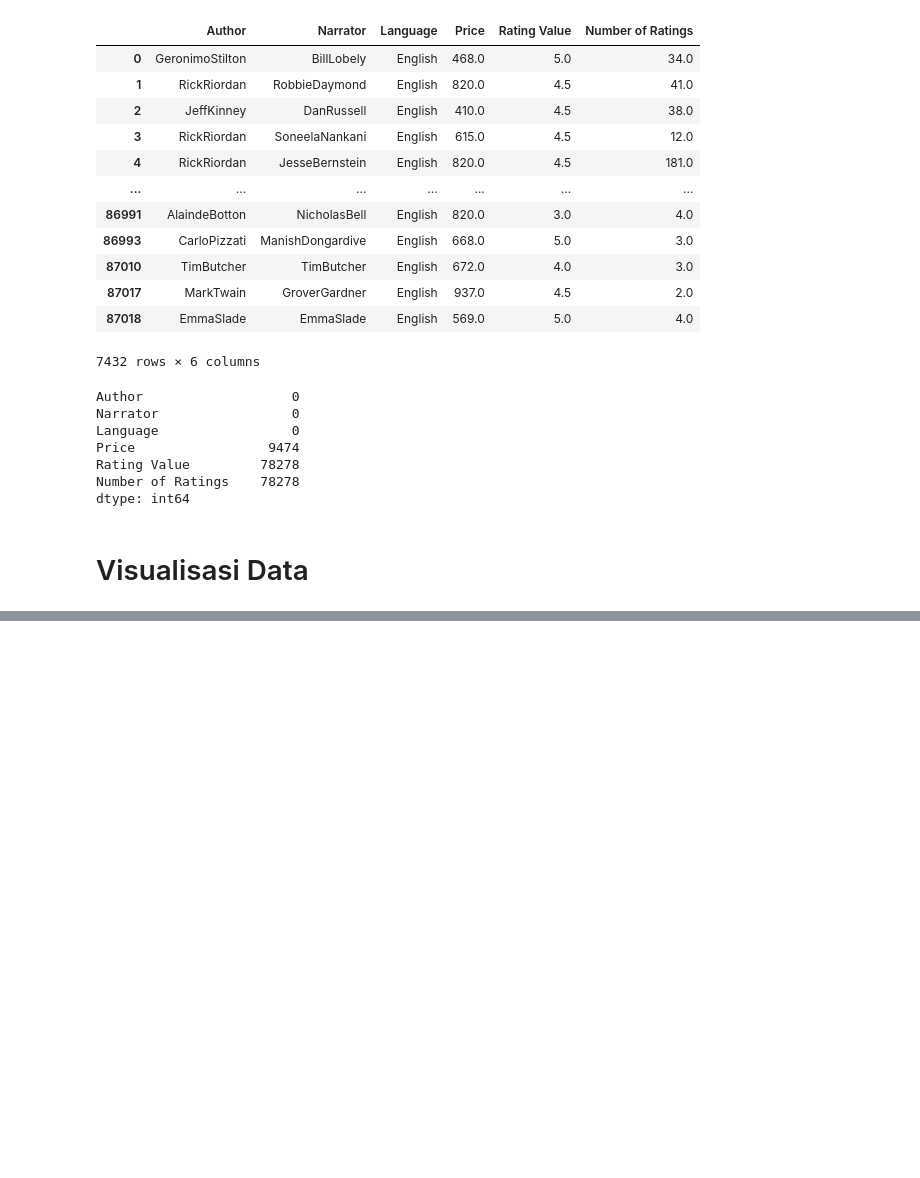
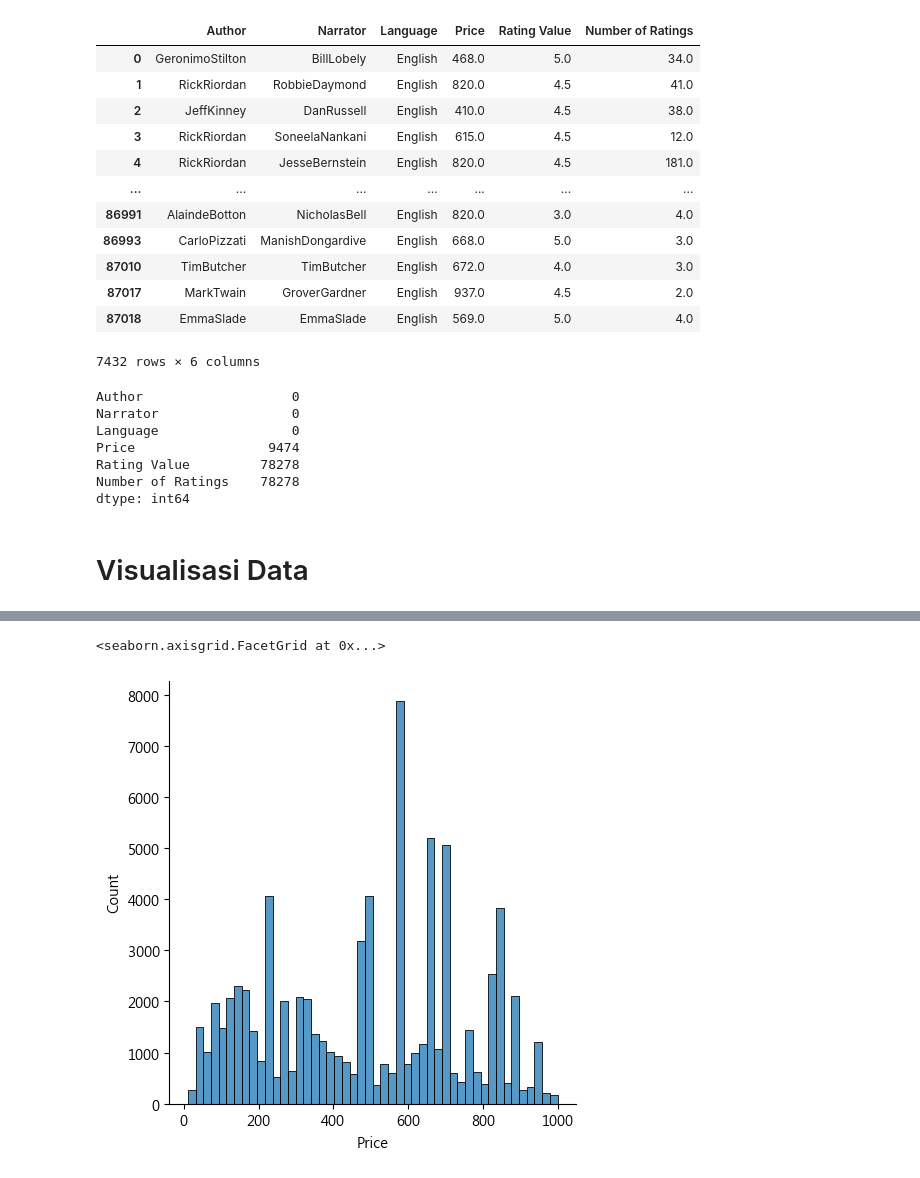
Before and after one commit to jsrehiary/ml_preprocessing_gdgoc4, a Jupyter notebook: AUC.ipynb, the cells around one changed output, grey strips where cells are left out. Cells and saved outputs as stored; diff of their text form; code cells hidden in the pictures; blank space fills up the shorter version.

```diff
--- a/AUC.ipynb
+++ b/AUC.ipynb
@@ -316,0 +312,5 @@ Menguragi outlier dengan log-transforming
+# %%
+sns.displot(df['Price'])
+# %% [output]
+<seaborn.axisgrid.FacetGrid at 0x...>
+[figure, added]
```
Also changed, not shown: parts of 8 cells of this notebook, 2 other files.
